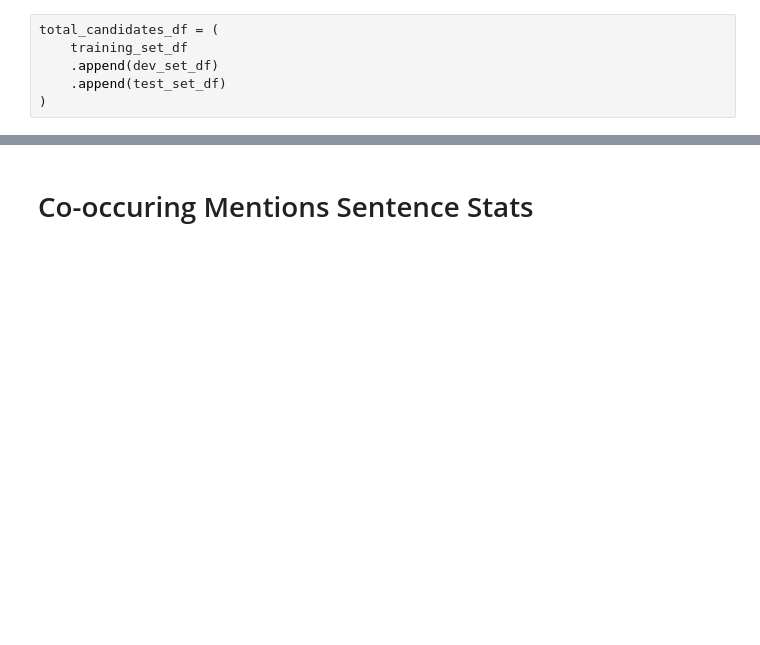
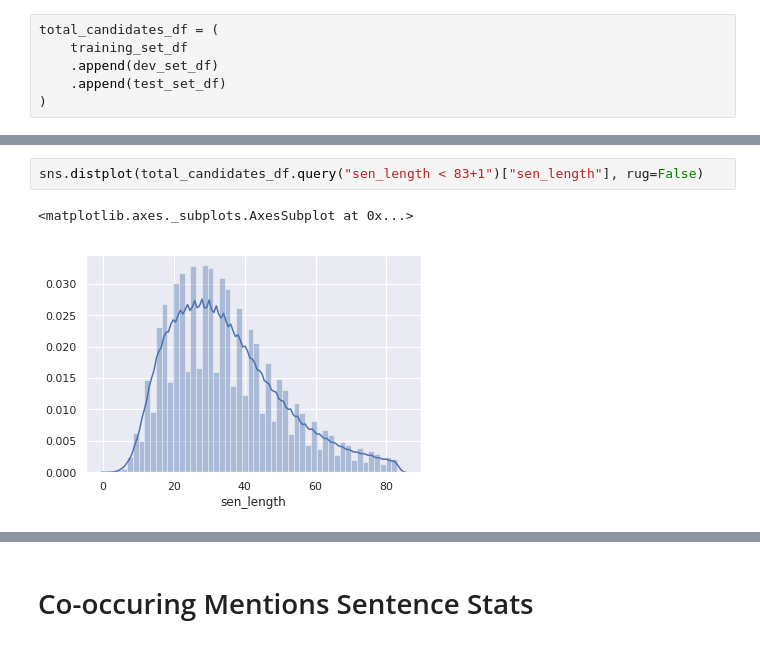
Before and after one commit to greenelab/snorkeling, a Jupyter notebook: disease_gene/disease_associates_gene/dataset_statistics/dataset_statistics.ipynb, the cells around one changed output, grey strips where cells are left out. Drawn from its saved outputs; the diff is of its cells as text; blank space fills up the shorter version.

```diff
--- a/disease_gene/disease_associates_gene/dataset_statistics/dataset_statistics.ipynb
+++ b/disease_gene/disease_associates_gene/dataset_statistics/dataset_statistics.ipynb
@@ -146,0 +200,5 @@ total_candidates_df = (
+# %%
+sns.distplot(total_candidates_df.query("sen_length < 83+1")["sen_length"], rug=False)
+# %% [output]
+<matplotlib.axes._subplots.AxesSubplot at 0x...>
+[figure, added]
```
Also changed, not shown: parts of 63 cells of this notebook, 3 other files.
